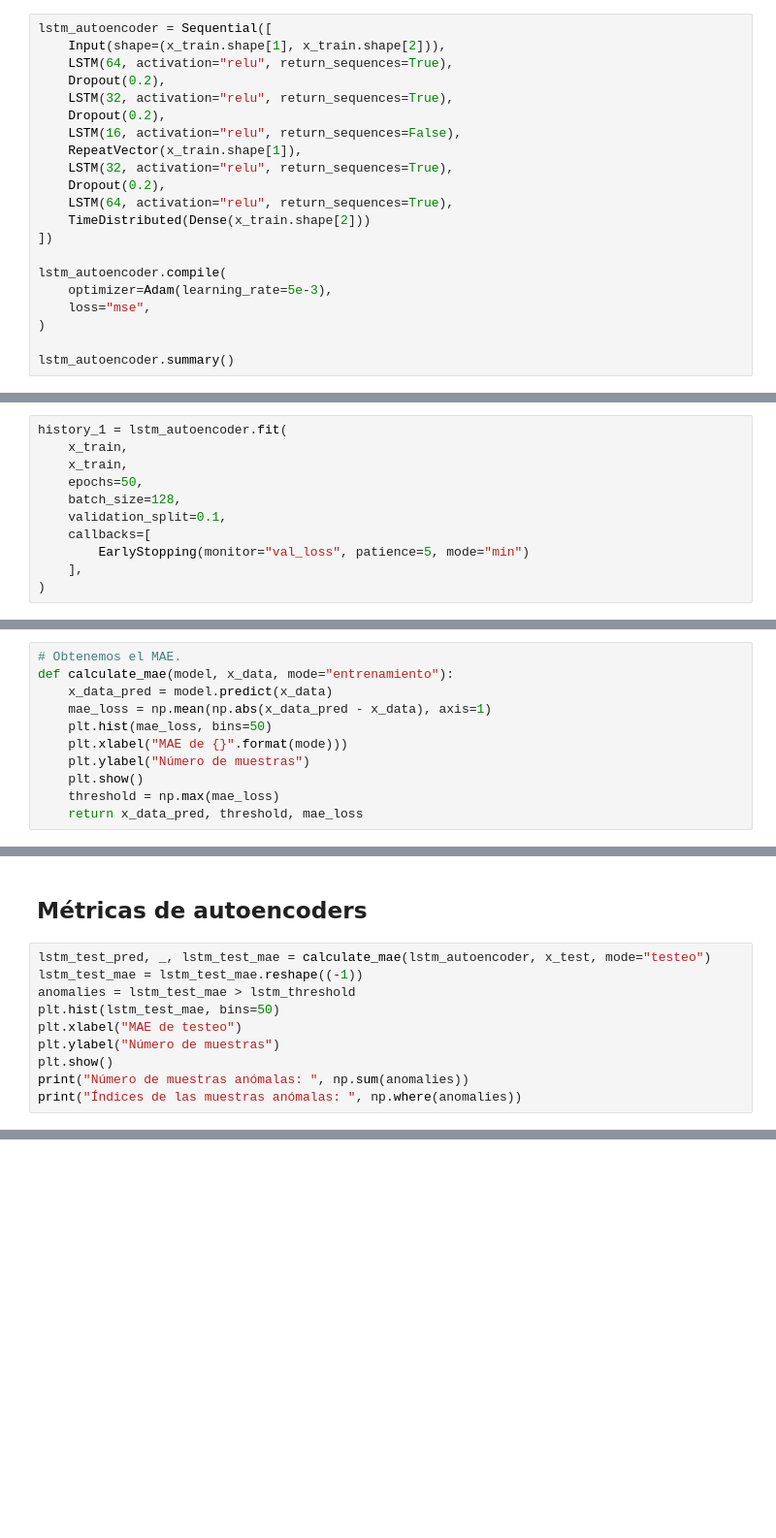
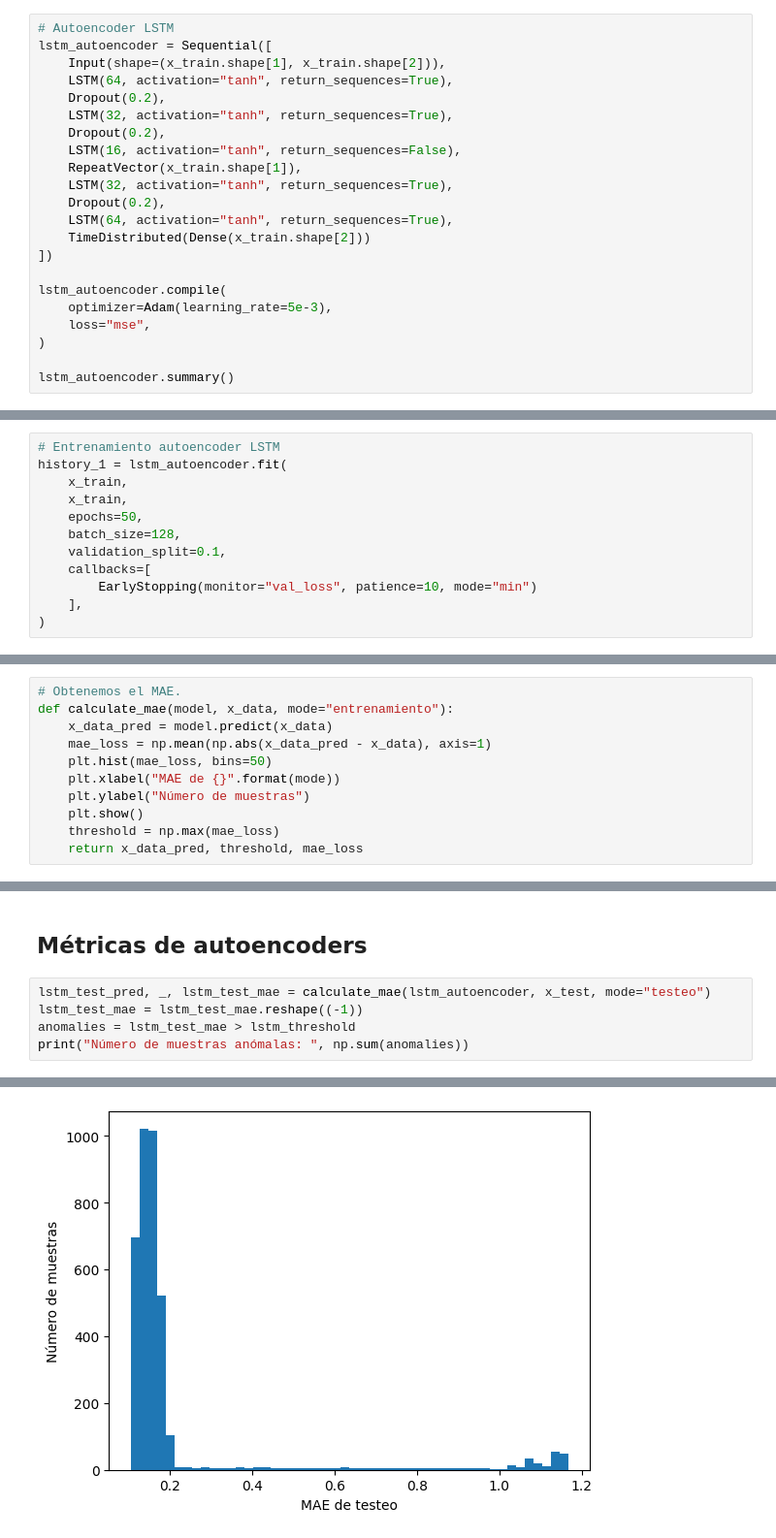
Before and after one commit to diesn97/MDL2501, a Jupyter notebook: Reto 4/Reto_4_MDL2501.ipynb, the cells around one changed output, grey strips where cells are left out. Shown at 97% size. Cells and saved outputs as stored; diff of their text form; blank space fills up the shorter version.

```diff
--- a/Reto 4/Reto_4_MDL2501.ipynb
+++ b/Reto 4/Reto_4_MDL2501.ipynb
@@ -70,17 +95,18 @@ print("Shape entrenamiento: ", x_train.shape)
 # %% [markdown]
 ## Construcción de modelos
 # %%
+# Autoencoder LSTM
 lstm_autoencoder = Sequential([
     Input(shape=(x_train.shape[1], x_train.shape[2])),
-    LSTM(64, activation="relu", return_sequences=True),
+    LSTM(64, activation="tanh", return_sequences=True),
     Dropout(0.2),
-    LSTM(32, activation="relu", return_sequences=True),
+    LSTM(32, activation="tanh", return_sequences=True),
     Dropout(0.2),
-    LSTM(16, activation="relu", return_sequences=False),
+    LSTM(16, activation="tanh", return_sequences=False),
     RepeatVector(x_train.shape[1]),
-    LSTM(32, activation="relu", return_sequences=True),
+    LSTM(32, activation="tanh", return_sequences=True),
     Dropout(0.2),
-    LSTM(64, activation="relu", return_sequences=True),
+    LSTM(64, activation="tanh", return_sequences=True),
     TimeDistributed(Dense(x_train.shape[2]))
 ])
 
@@ -136,6 +207,7 @@ conv_autoencoder.summary()
 # %% [markdown]
 ## Entrenamiento
 # %%
+# Entrenamiento autoencoder LSTM
 history_1 = lstm_autoencoder.fit(
     x_train,
     x_train,
@@ -143,6 +215,6 @@ history_1 = lstm_autoencoder.fit(
     batch_size=128,
     validation_split=0.1,
     callbacks=[
-        EarlyStopping(monitor="val_loss", patience=5, mode="min")
+        EarlyStopping(monitor="val_loss", patience=10, mode="min")
     ],
 )
@@ -181,7 +296,7 @@ def calculate_mae(model, x_data, mode="entrenamiento"):
     x_data_pred = model.predict(x_data)
     mae_loss = np.mean(np.abs(x_data_pred - x_data), axis=1)
     plt.hist(mae_loss, bins=50)
-    plt.xlabel("MAE de {}".format(mode)))
+    plt.xlabel("MAE de {}".format(mode))
     plt.ylabel("Número de muestras")
     plt.show()
     threshold = np.max(mae_loss)
@@ -216,9 +344,5 @@ print("Shape testeo: ", x_test.shape)
 lstm_test_pred, _, lstm_test_mae = calculate_mae(lstm_autoencoder, x_test, mode="testeo")
 lstm_test_mae = lstm_test_mae.reshape((-1))
 anomalies = lstm_test_mae > lstm_threshold
-plt.hist(lstm_test_mae, bins=50)
-plt.xlabel("MAE de testeo")
-plt.ylabel("Número de muestras")
-plt.show()
 print("Número de muestras anómalas: ", np.sum(anomalies))
-print("Índices de las muestras anómalas: ", np.where(anomalies))
+# %% [output]
@@ -224,0 +350 @@ print("Índices de las muestras anómalas: ", np.where(anomalies))
+[figure, added]
```
Also changed, not shown: parts of 20 cells of this notebook, 2 other files.
